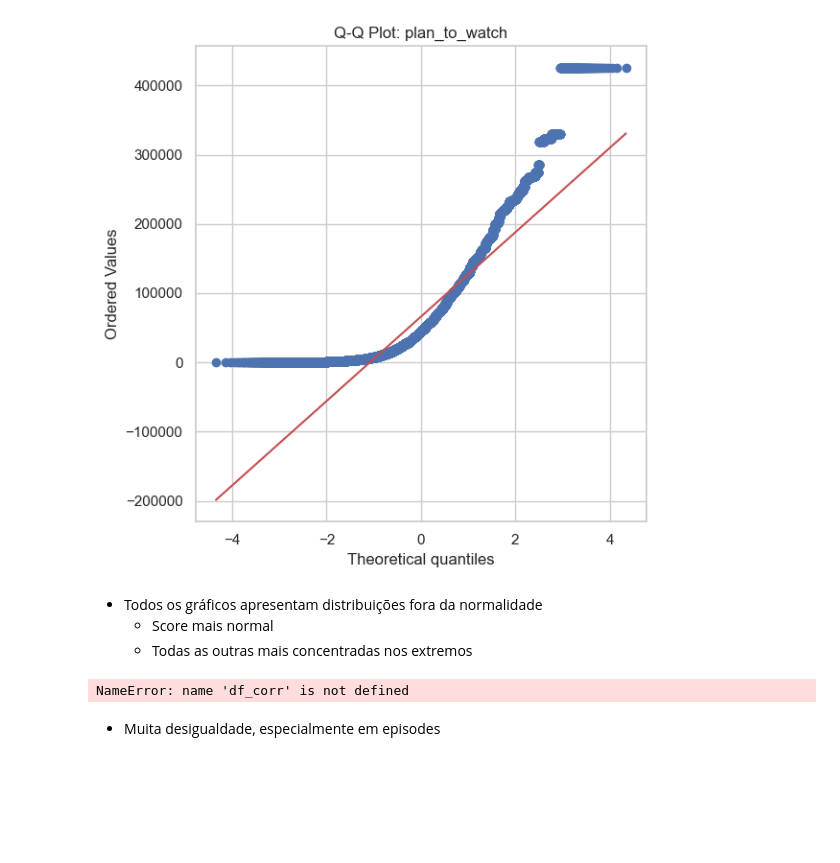
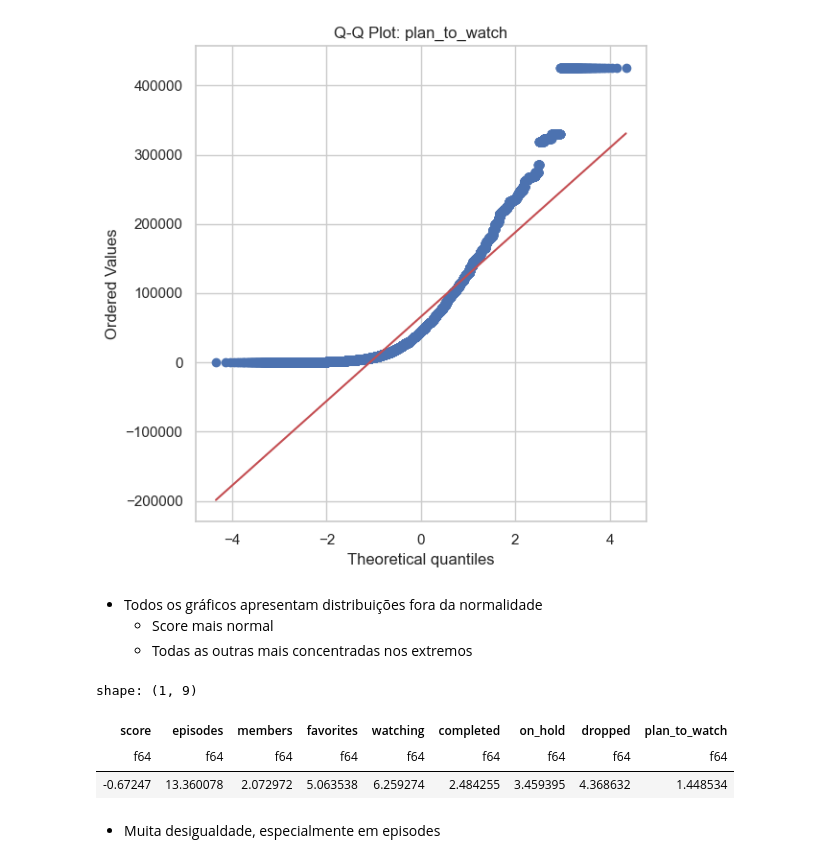
Before and after one commit to Nubily44/CD_EP, a Jupyter notebook: analise_exploratoria.ipynb, the cells around one changed output. Cells and saved outputs as stored; diff of their text form; code cells hidden in the pictures; blank space fills up the shorter version.

```diff
--- a/analise_exploratoria.ipynb
+++ b/analise_exploratoria.ipynb
@@ -46,6 +46,14 @@ categorical_analysis_cols = [
 ]
 # %%
 df_notnull = df.select(numeric_analysis_cols).drop_nulls()
+# %%
+df_zeronull = (
+    df.select(numeric_analysis_cols)
+      .with_columns(
+          pl.all().replace(0, None)
+      )
+      .drop_nulls()
+)
 # %% [markdown]
 ### === Análise Univariada ===
 # %%
@@ -229,11 +237,14 @@ for col in numeric_analysis_cols:
   - Score mais normal
   - Todas as outras mais concentradas nos extremos
 # %%
-df_corr.select(
+df_zeronull.select(
     pl.all().skew()
 )
 # %% [output]
-NameError: name 'df_corr' is not defined
+shape: (1, 9)
+| score | episodes | members | favorites | watching | completed | on_hold | dropped | plan_to_watch |
+| f64 | f64 | f64 | f64 | f64 | f64 | f64 | f64 | f64 |
+| -0.67247 | 13.360078 | 2.072972 | 5.063538 | 6.259274 | 2.484255 | 3.459395 | 4.368632 | 1.448534 |
 # %% [markdown]
 - Muita desigualdade, especialmente em episodes
 # %%
```
Also changed, not shown: parts of 8 cells of this notebook.
